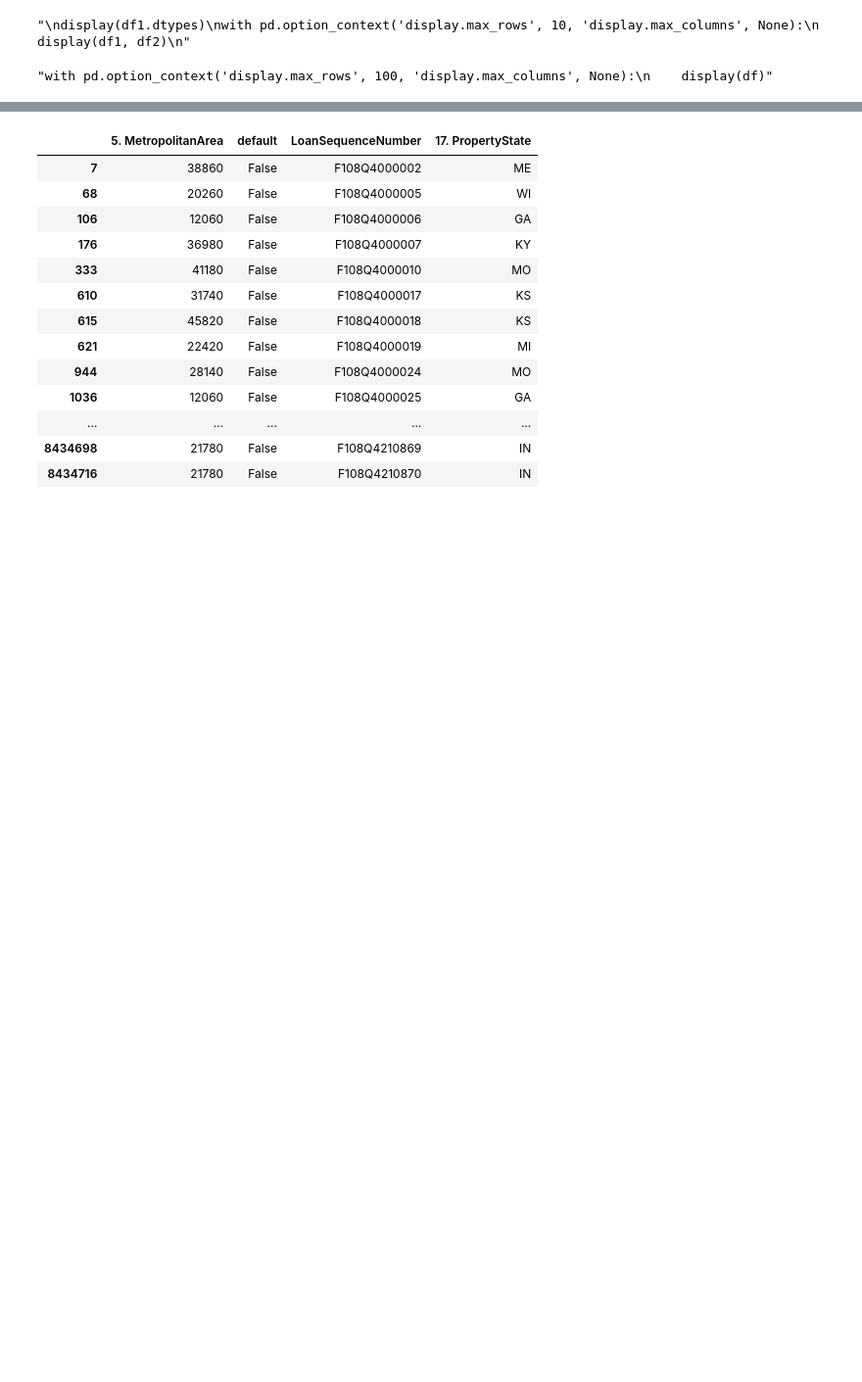
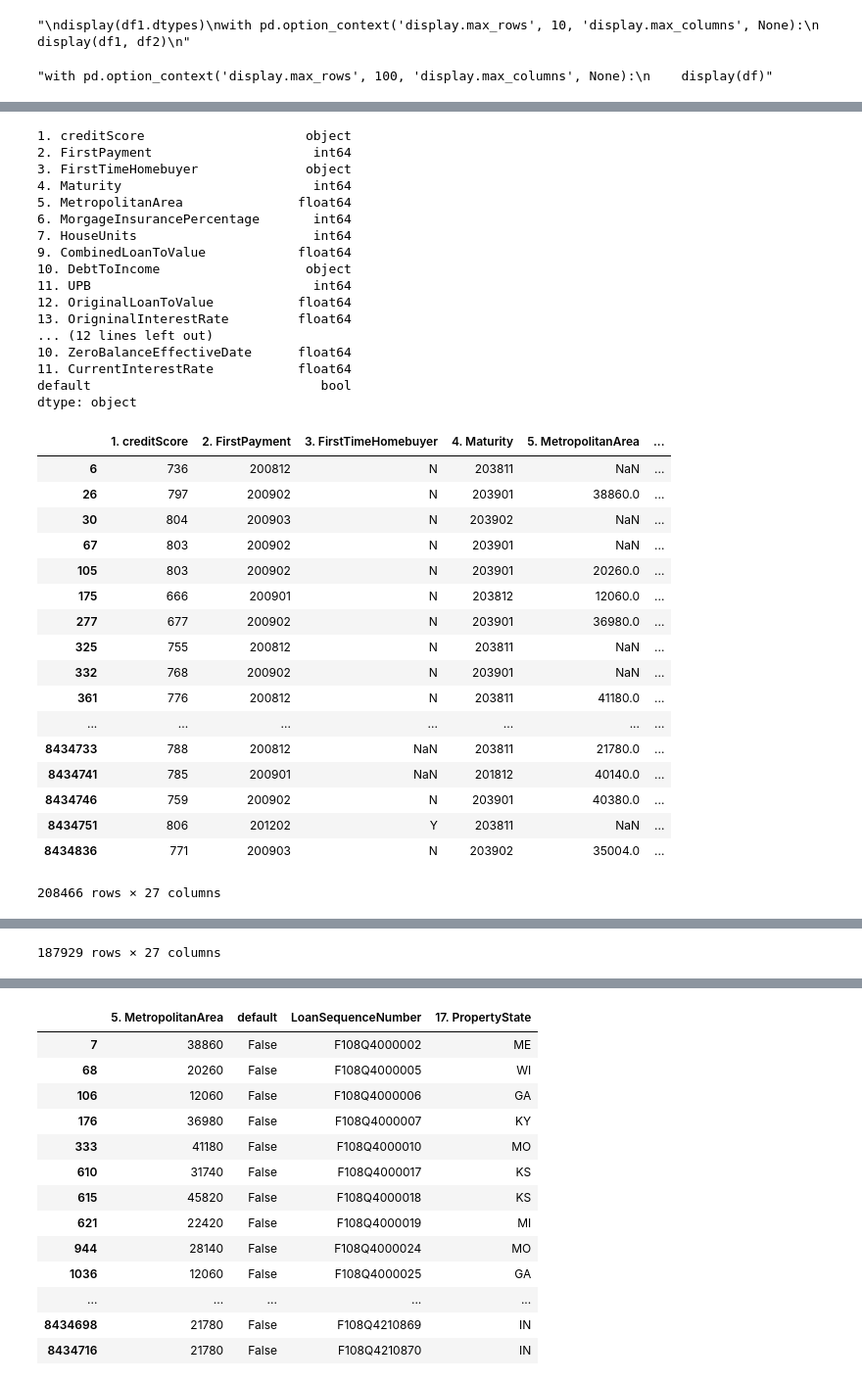
Before and after one commit to mmoghadam1/csci4502-project, a Jupyter notebook: LoadDataAndRegress.ipynb, the cells around one changed output, grey strips where cells are left out. Shown at 98% size. Cells and saved outputs as stored; diff of their text form; code cells hidden in the pictures; blank space fills up the shorter version.

```diff
--- a/LoadDataAndRegress.ipynb
+++ b/LoadDataAndRegress.ipynb
@@ -66,0 +67,42 @@ with pd.option_context('display.max_rows', 100, 'display.max_columns', None):
+# %%
+display(df.dtypes)
+abc= df.drop_duplicates(subset='LoanSequenceNumber', keep='last')
+display(abc)
+with pd.option_context('display.max_rows', 100, 'display.max_columns', None):
+    display(abc[pd.notnull(abc['9. ZeroBalanceCode'])])
+# %% [output]
+1. creditScore                     object
+2. FirstPayment                     int64
+3. FirstTimeHomebuyer              object
+4. Maturity                         int64
+5. MetropolitanArea               float64
+6. MorgageInsurancePercentage       int64
+7. HouseUnits                       int64
+9. CombinedLoanToValue            float64
+10. DebtToIncome                   object
+11. UPB                             int64
+12. OriginalLoanToValue           float64
+13. OrigninalInterestRate         float64
+... (12 lines left out)
+10. ZeroBalanceEffectiveDate      float64
+11. CurrentInterestRate           float64
+default                              bool
+dtype: object
+|  | 1. creditScore | 2. FirstPayment | 3. FirstTimeHomebuyer | 4. Maturity | 5. MetropolitanArea | ... |
+| 6 | 736 | 200812 | N | 203811 | NaN | ... |
+| 26 | 797 | 200902 | N | 203901 | 38860.0 | ... |
+| 30 | 804 | 200903 | N | 203902 | NaN | ... |
+| 67 | 803 | 200902 | N | 203901 | NaN | ... |
+| 105 | 803 | 200902 | N | 203901 | 20260.0 | ... |
+| 175 | 666 | 200901 | N | 203812 | 12060.0 | ... |
+| 277 | 677 | 200902 | N | 203901 | 36980.0 | ... |
+| 325 | 755 | 200812 | N | 203811 | NaN | ... |
+| 332 | 768 | 200902 | N | 203901 | NaN | ... |
+| 361 | 776 | 200812 | N | 203811 | 41180.0 | ... |
+| ... | ... | ... | ... | ... | ... | ... |
+| 8434733 | 788 | 200812 | NaN | 203811 | 21780.0 | ... |
+| 8434741 | 785 | 200901 | NaN | 201812 | 40140.0 | ... |
+| 8434746 | 759 | 200902 | N | 203901 | 40380.0 | ... |
+| 8434751 | 806 | 201202 | Y | 203811 | NaN | ... |
+| 8434836 | 771 | 200903 | N | 203902 | 35004.0 | ... |
+208466 rows × 27 columns
@@ -66,0 +126 @@ with pd.option_context('display.max_rows', 100, 'display.max_columns', None):
+187929 rows × 27 columns
```
Also changed, not shown: parts of 15 cells of this notebook.
